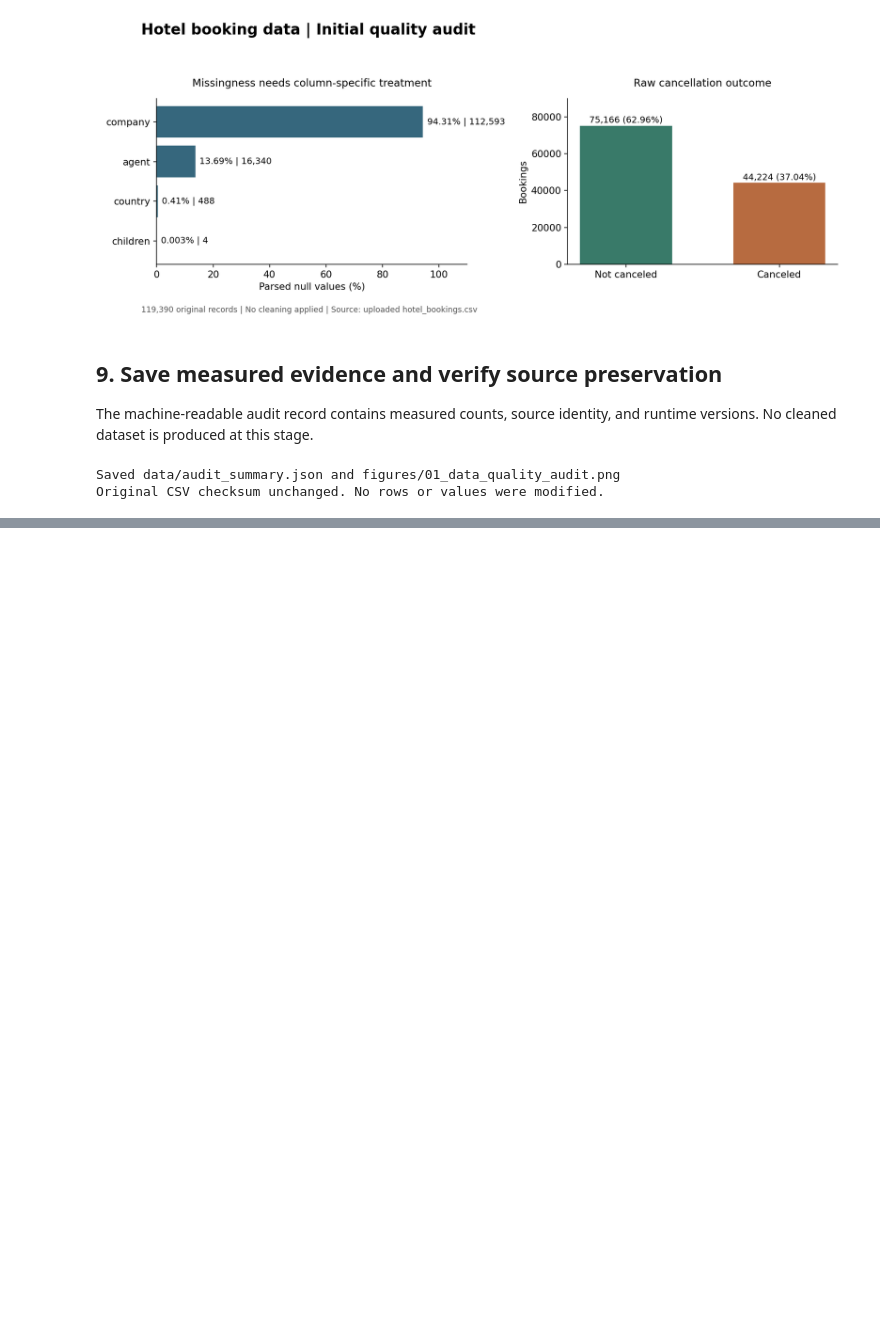
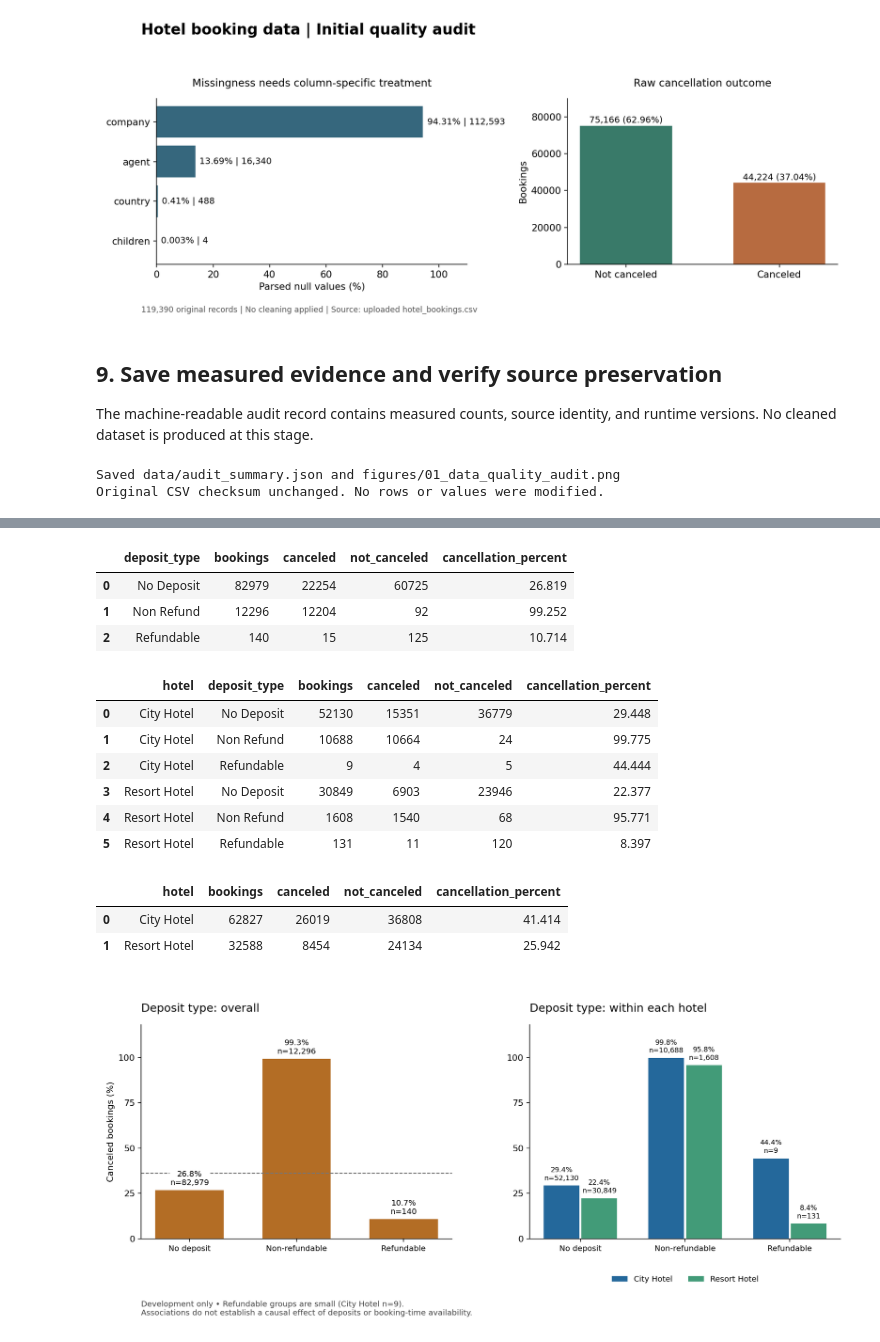
Before and after one commit to faraaz1027-cloud/cse437-hotel-cancellation-15, a Jupyter notebook: notebooks/01_data_audit_and_eda.ipynb, the cells around one changed output, grey strips where cells are left out. Drawn from its saved outputs; the diff is of its cells as text; code cells hidden in the pictures; blank space fills up the shorter version.

```diff
--- a/notebooks/01_data_audit_and_eda.ipynb
+++ b/notebooks/01_data_audit_and_eda.ipynb
@@ -344,0 +447,21 @@ OpenAI ChatGPT/Codex assisted with audit code, execution, figures, and interpret
+# %%
+display(eda_tables['deposit_rates'].round(3))
+display(eda_tables['deposit_by_hotel'].round(3))
+display(eda_tables['hotel_rates'].round(3))
+display(Image(filename=str(ROOT / 'figures/04_deposit_cancellation.png')))
+# %% [output]
+|  | deposit_type | bookings | canceled | not_canceled | cancellation_percent |
+| 0 | No Deposit | 82979 | 22254 | 60725 | 26.819 |
+| 1 | Non Refund | 12296 | 12204 | 92 | 99.252 |
+| 2 | Refundable | 140 | 15 | 125 | 10.714 |
+|  | hotel | deposit_type | bookings | canceled | not_canceled | cancellation_percent |
+| 0 | City Hotel | No Deposit | 52130 | 15351 | 36779 | 29.448 |
+| 1 | City Hotel | Non Refund | 10688 | 10664 | 24 | 99.775 |
+| 2 | City Hotel | Refundable | 9 | 4 | 5 | 44.444 |
+| 3 | Resort Hotel | No Deposit | 30849 | 6903 | 23946 | 22.377 |
+| 4 | Resort Hotel | Non Refund | 1608 | 1540 | 68 | 95.771 |
+| 5 | Resort Hotel | Refundable | 131 | 11 | 120 | 8.397 |
+|  | hotel | bookings | canceled | not_canceled | cancellation_percent |
+| 0 | City Hotel | 62827 | 26019 | 36808 | 41.414 |
+| 1 | Resort Hotel | 32588 | 8454 | 24134 | 25.942 |
+[figure, added]
```
Also changed, not shown: parts of 12 cells of this notebook, 25 other files.
